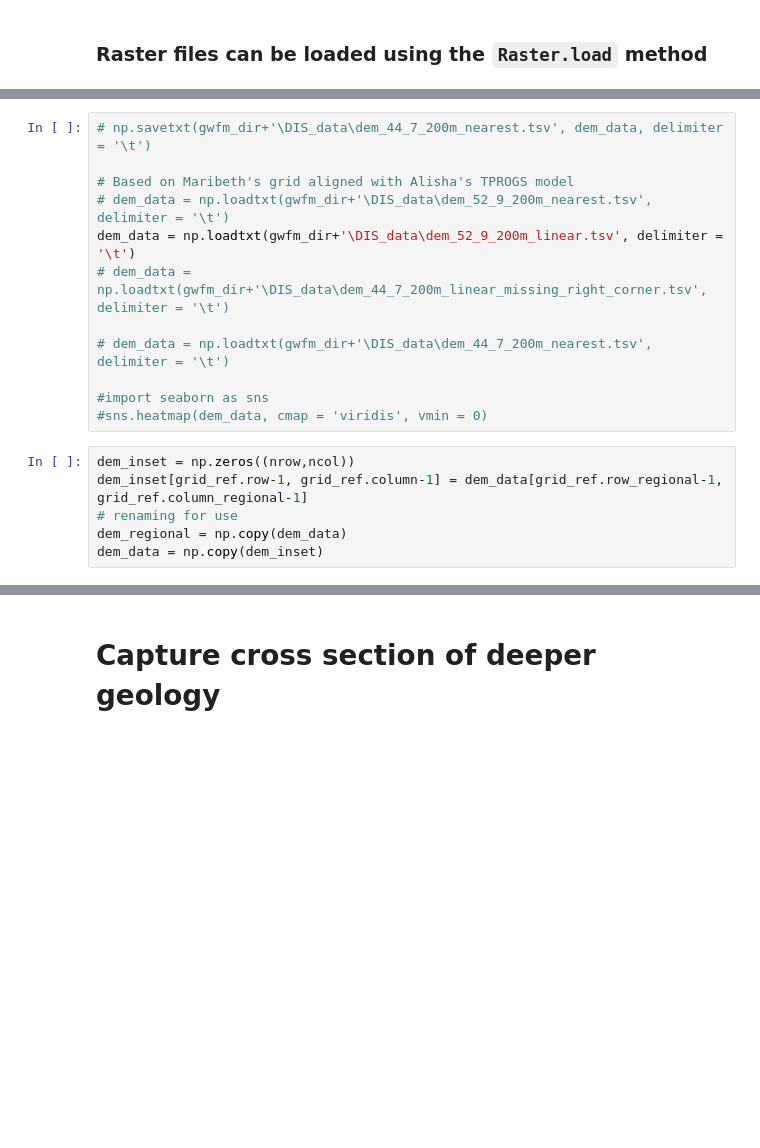
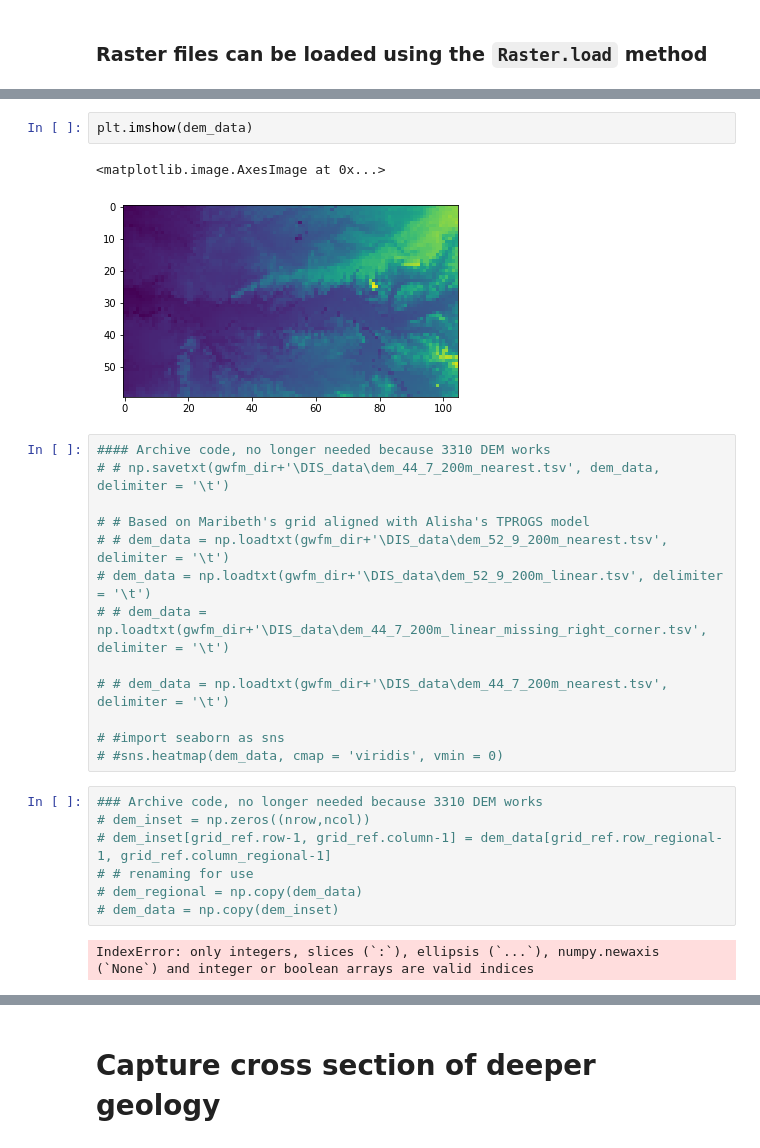
Before and after one commit to andrewcalderwood/CosumnesRiverRecharge, a Jupyter notebook: modflow_development/RIV_Regional/WEL_RIV_RCH_GHB_tprogs.ipynb, the cells around one changed output, grey strips where cells are left out. Drawn from its saved outputs; the diff is of its cells as text; blank space fills up the shorter version.

```diff
--- a/modflow_development/RIV_Regional/WEL_RIV_RCH_GHB_tprogs.ipynb
+++ b/modflow_development/RIV_Regional/WEL_RIV_RCH_GHB_tprogs.ipynb
@@ -238,18 +254,27 @@ KeyboardInterrupt:
+# %%
+plt.imshow(dem_data)
+# %% [output]
+<matplotlib.image.AxesImage at 0x...>
+[figure, added]
 # %%
-# np.savetxt(gwfm_dir+'\DIS_data\dem_44_7_200m_nearest.tsv', dem_data, delimiter = '\t')
+#### Archive code, no longer needed because 3310 DEM works
+# # np.savetxt(gwfm_dir+'\DIS_data\dem_44_7_200m_nearest.tsv', dem_data, delimiter = '\t')
 
-# Based on Maribeth's grid aligned with Alisha's TPROGS model
-# dem_data = np.loadtxt(gwfm_dir+'\DIS_data\dem_52_9_200m_nearest.tsv', delimiter = '\t')
-dem_data = np.loadtxt(gwfm_dir+'\DIS_data\dem_52_9_200m_linear.tsv', delimiter = '\t')
-# dem_data = np.loadtxt(gwfm_dir+'\DIS_data\dem_44_7_200m_linear_missing_right_corner.tsv', delimiter = '\t')
+# # Based on Maribeth's grid aligned with Alisha's TPROGS model
+# # dem_data = np.loadtxt(gwfm_dir+'\DIS_data\dem_52_9_200m_nearest.tsv', delimiter = '\t')
+# dem_data = np.loadtxt(gwfm_dir+'\DIS_data\dem_52_9_200m_linear.tsv', delimiter = '\t')
+# # dem_data = np.loadtxt(gwfm_dir+'\DIS_data\dem_44_7_200m_linear_missing_right_corner.tsv', delimiter = '\t')
 
-# dem_data = np.loadtxt(gwfm_dir+'\DIS_data\dem_44_7_200m_nearest.tsv', delimiter = '\t')
+# # dem_data = np.loadtxt(gwfm_dir+'\DIS_data\dem_44_7_200m_nearest.tsv', delimiter = '\t')
 
-#import seaborn as sns
-#sns.heatmap(dem_data, cmap = 'viridis', vmin = 0)
+# #import seaborn as sns
+# #sns.heatmap(dem_data, cmap = 'viridis', vmin = 0)
 # %%
-dem_inset = np.zeros((nrow,ncol))
-dem_inset[grid_ref.row-1, grid_ref.column-1] = dem_data[grid_ref.row_regional-1, grid_ref.column_regional-1]
-# renaming for use
-dem_regional = np.copy(dem_data)
-dem_data = np.copy(dem_inset)
+### Archive code, no longer needed because 3310 DEM works
+# dem_inset = np.zeros((nrow,ncol))
+# dem_inset[grid_ref.row-1, grid_ref.column-1] = dem_data[grid_ref.row_regional-1, grid_ref.column_regional-1]
+# # renaming for use
+# dem_regional = np.copy(dem_data)
+# dem_data = np.copy(dem_inset)
+# %% [output]
+IndexError: only integers, slices (`:`), ellipsis (`...`), numpy.newaxis (`None`) and integer or boolean arrays are valid indices
```
Also changed, not shown: parts of 19 cells of this notebook.
